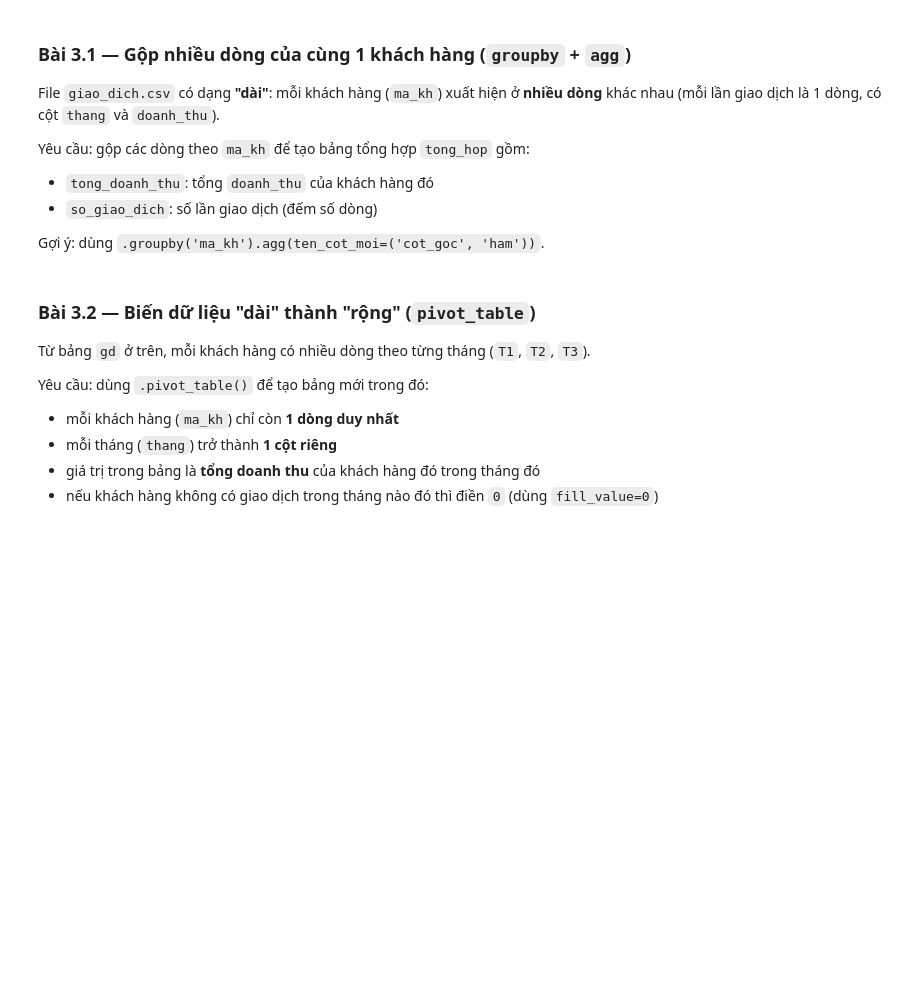
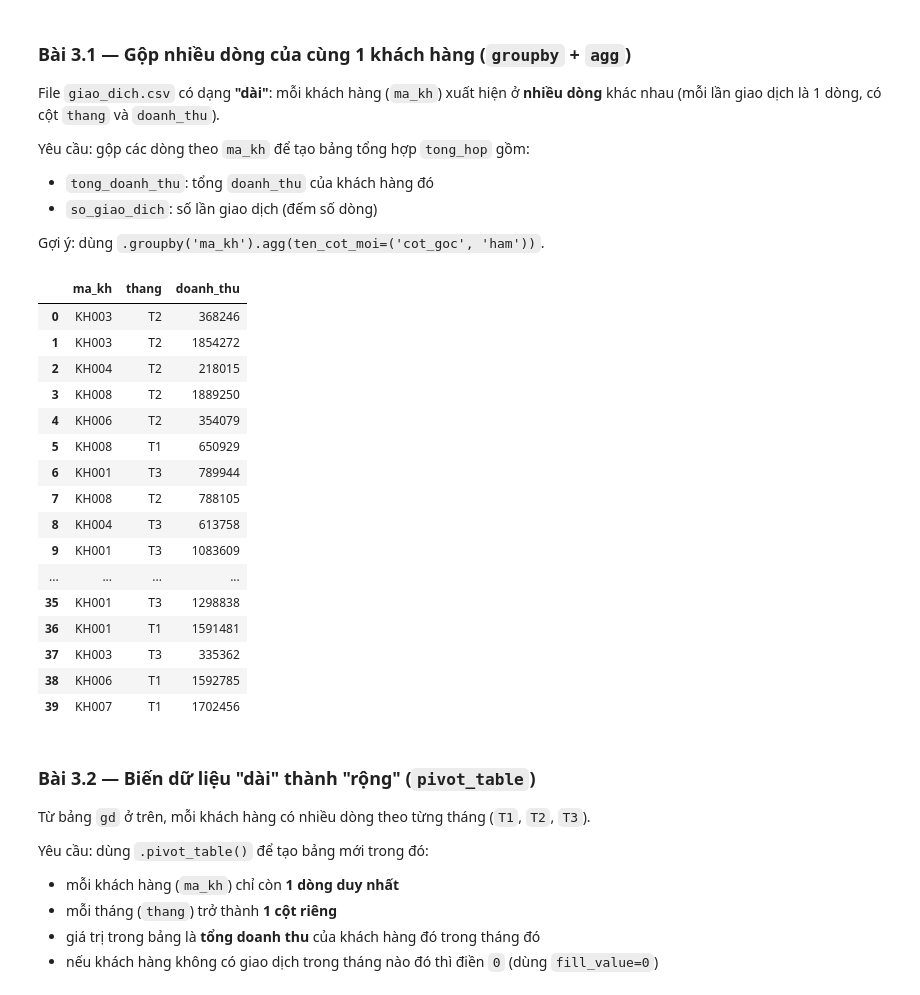
Before and after one commit to chikg45/Du-lieu-va-AI, a Jupyter notebook: Prac-01/Prac-01/ReadFile.ipynb, the cells around one changed output. Drawn from its saved outputs; the diff is of its cells as text; code cells hidden in the pictures; blank space fills up the shorter version.

```diff
--- a/Prac-01/Prac-01/ReadFile.ipynb
+++ b/Prac-01/Prac-01/ReadFile.ipynb
@@ -151,12 +214,31 @@ Gợi ý: dùng `.groupby('ma_kh').agg(ten_cot_moi=('cot_goc', 'ham'))`.
 # %%
 gd = pd.read_csv('data/giao_dich.csv')
 
-tong_hop = gd.____('ma_kh').agg(
-    tong_doanh_thu=('doanh_thu', ____),   # TODO: hàm tổng
-    so_giao_dich=('doanh_thu', ____)      # TODO: hàm đếm
+tong_hop = gd.groupby('ma_kh').agg(
+    tong_doanh_thu=('doanh_thu', 'sum'),   # TODO: hàm tổng
+    so_giao_dich=('doanh_thu', 'count' )      # TODO: hàm đếm
 ).reset_index()
 
 tong_hop
+gd
+# %% [output]
+|  | ma_kh | thang | doanh_thu |
+| 0 | KH003 | T2 | 368246 |
+| 1 | KH003 | T2 | 1854272 |
+| 2 | KH004 | T2 | 218015 |
+| 3 | KH008 | T2 | 1889250 |
+| 4 | KH006 | T2 | 354079 |
+| 5 | KH008 | T1 | 650929 |
+| 6 | KH001 | T3 | 789944 |
+| 7 | KH008 | T2 | 788105 |
+| 8 | KH004 | T3 | 613758 |
+| 9 | KH001 | T3 | 1083609 |
+| ... | ... | ... | ... |
+| 35 | KH001 | T3 | 1298838 |
+| 36 | KH001 | T1 | 1591481 |
+| 37 | KH003 | T3 | 335362 |
+| 38 | KH006 | T1 | 1592785 |
+| 39 | KH007 | T1 | 1702456 |
 # %% [markdown]
 ### Bài 3.2 — Biến dữ liệu "dài" thành "rộng" (`pivot_table`)
 Từ bảng `gd` ở trên, mỗi khách hàng có nhiều dòng theo từng tháng (`T1`, `T2`, `T3`).
```
Also changed, not shown: parts of 10 cells of this notebook, 8 other files.
